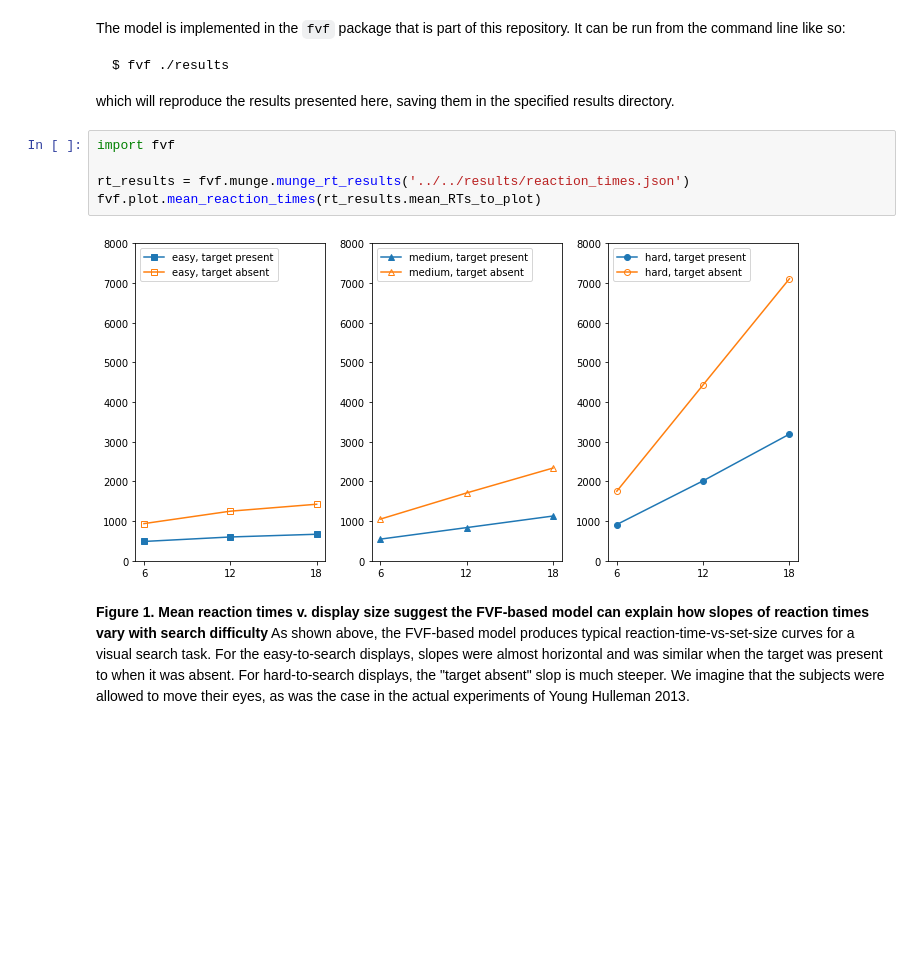
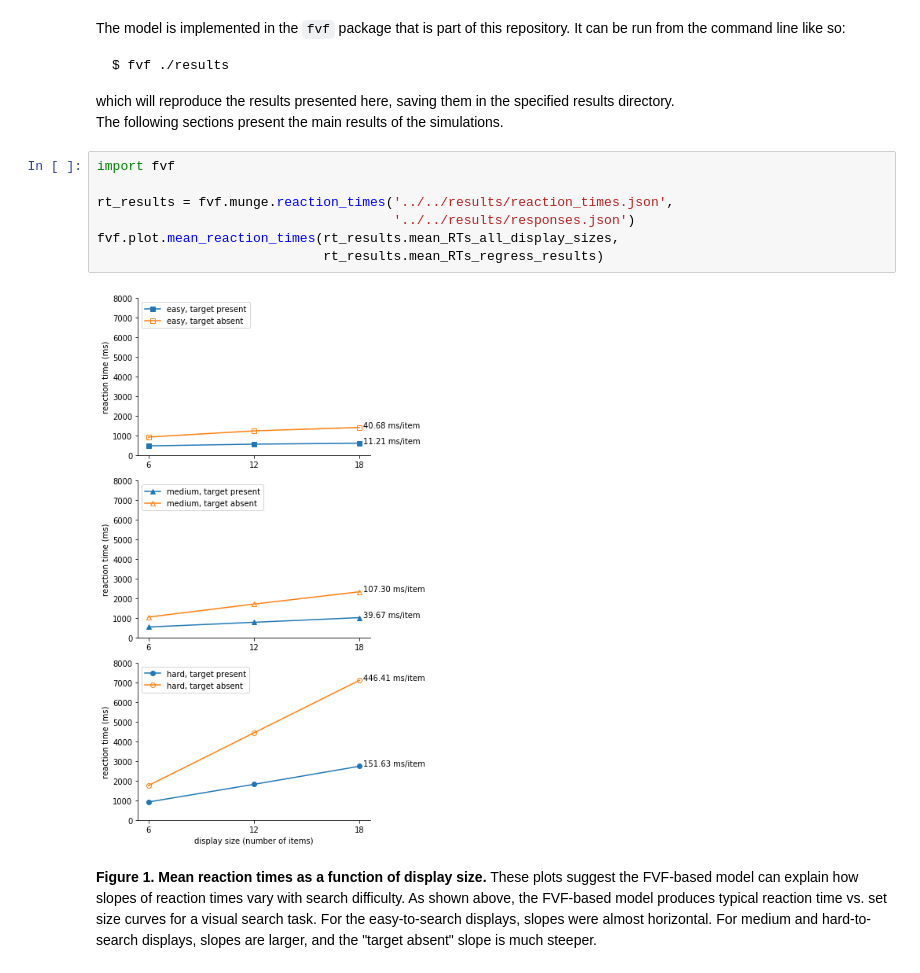
Before and after one commit to NickleDave/aver, a Jupyter notebook: doc/notebooks/fvf-model-results.ipynb, the cells around one changed output. Cells and saved outputs as stored; diff of their text form; blank space fills up the shorter version.

````diff
--- a/doc/notebooks/fvf-model-results.ipynb
+++ b/doc/notebooks/fvf-model-results.ipynb
@@ -16,12 +19,15 @@ It can be run from the command line like so:
 $ fvf ./results
 ```
 which will reproduce the results presented here, saving them in the specified results directory.
+The following sections present the main results of the simulations.
 # %%
 import fvf
 
-rt_results = fvf.munge.munge_rt_results('../../results/reaction_times.json')
-fvf.plot.mean_reaction_times(rt_results.mean_RTs_to_plot)
+rt_results = fvf.munge.reaction_times('../../results/reaction_times.json',
+                                      '../../results/responses.json')
+fvf.plot.mean_reaction_times(rt_results.mean_RTs_all_display_sizes,
+                             rt_results.mean_RTs_regress_results)
 # %% [output]
-[figure, old version]
+[figure, new version]
 # %% [markdown]
-**Figure 1. Mean reaction times v. display size suggest the FVF-based model can explain how slopes of reaction times vary with search difficulty** As shown above, the FVF-based model produces typical reaction-time-vs-set-size curves for a visual search task. For the easy-to-search displays, slopes were almost horizontal and was similar when the target was present to when it was absent. For hard-to-search displays, the "target absent" slop is much steeper. We imagine that the subjects were allowed to move their eyes, as was the case in the actual experiments of Young Hulleman 2013.
+**Figure 1. Mean reaction times as a function of display size.** These plots suggest the FVF-based model can explain how slopes of reaction times vary with search difficulty. As shown above, the FVF-based model produces typical reaction time vs. set size curves for a visual search task. For the easy-to-search displays, slopes were almost horizontal. For medium and hard-to-search displays, slopes are larger, and the "target absent" slope is much steeper.
````
Also changed, not shown: parts of 6 cells of this notebook.
